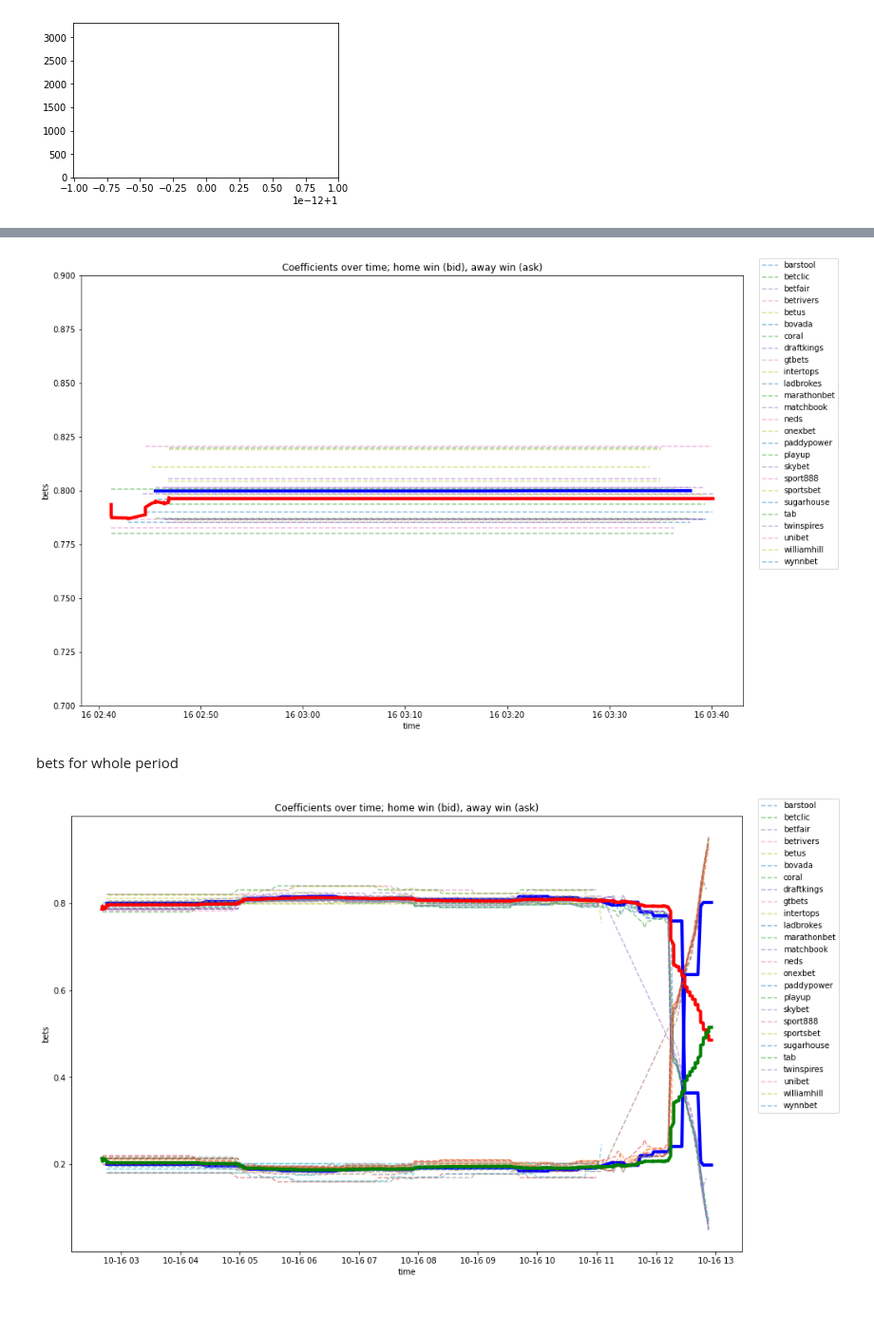
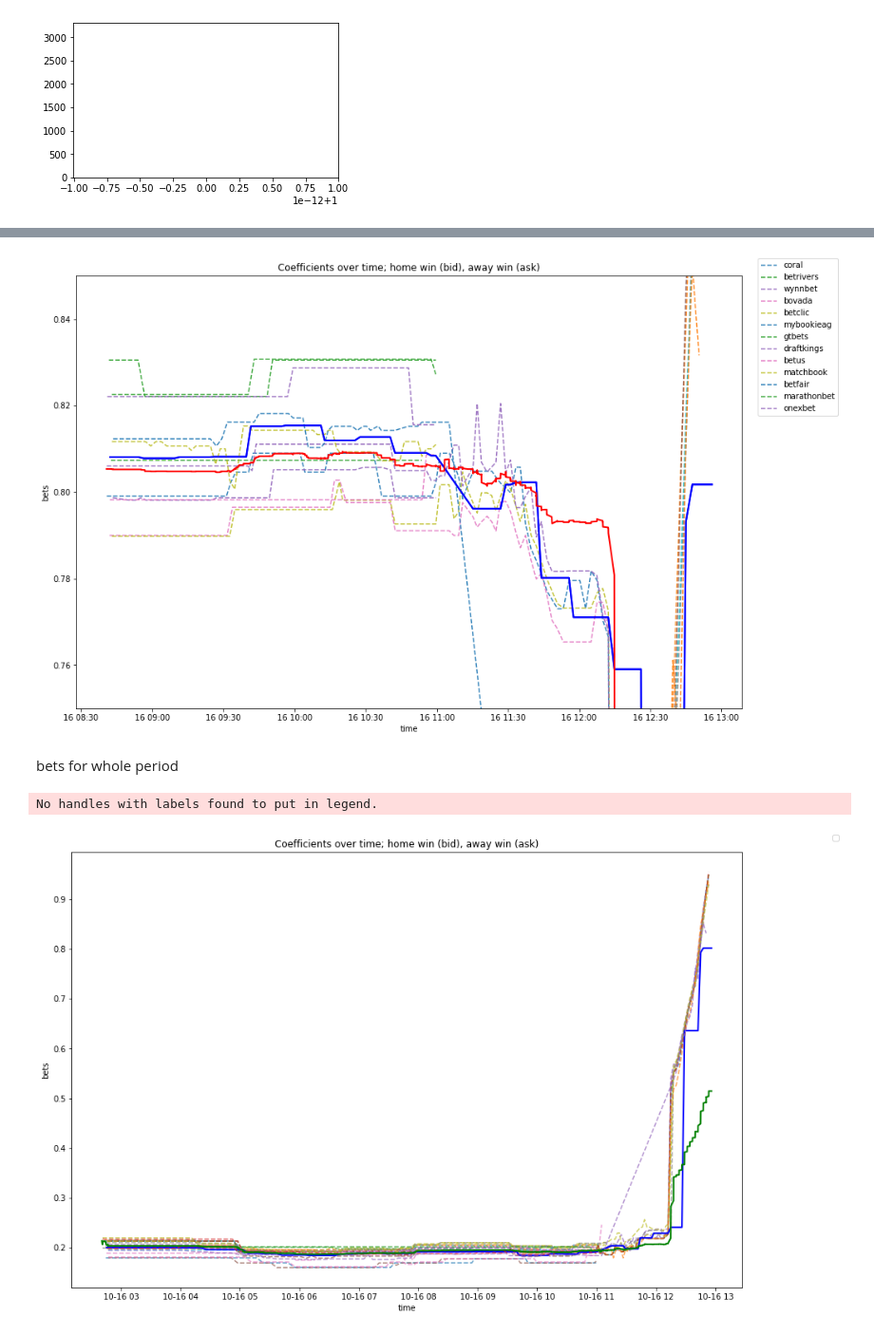
Before and after one commit to egerevv/prediction-market, a Jupyter notebook: Research Betting.ipynb, the cells around one changed output, grey strips where cells are left out. Shown at 95% size. Saved outputs shown, nothing was run; the diff lists cells and outputs as text; code cells hidden in the pictures; blank space fills up the shorter version.

```diff
--- a/Research Betting.ipynb
+++ b/Research Betting.ipynb
@@ -63,6 +73,8 @@ d.head()
 | 15 | 2021-10-16 02:42:52+00:00 | 03:47:26 | 2021-10-16 | NaN | Arsenal Tula/Zenit St Petersburg | unibet | 8.0 | 1.35 | ... |
 # %%
 s = d["ph"] + d["pa"] + d["pd"]
+# %%
+d["vig"] = s - 1
 # %%
 hist(s - 1)
 # %% [output]
@@ -79,0 +94,3 @@ hist(s - 1)
+# %%
+r = d.groupby("Bookmaker").vig.mean()
+r = r.sort_values()[::-1]
@@ -223,0 +430,2 @@ def time_ind(x):
+# %%
+bookmakers = list(r.index)
@@ -224,74 +438,76 @@ def time_ind(x):
 # %%
-bookmakers = np.unique(a.Bookmaker)
+plt.figure(figsize=(15, 10))
 
-for offset in [0]:
-    start_time = a.iloc[0].du + pd.Timedelta(hours=offset)
-    end_time = a.iloc[0].du + pd.Timedelta(hours=(offset + 1))
+plt.title("Coefficients over time; home win (bid), away win (ask)")
+plt.ylabel("bets")
+plt.xlabel("time")
 
-    plt.figure(figsize=(15, 10))
+alpha = 0.9
+w1 = 1.5
+w2 = 2
 
-    plt.title("Coefficients over time; home win (bid), away win (ask)")
-    plt.ylabel("bets")
-    plt.xlabel("time")
+for bookmaker in bookmakers:
+    c = a[a.Bookmaker == bookmaker]
 
-    alpha = 0.5
+    ind = time_ind(c)
 
-    for bookmaker in bookmakers:
-        c = a[a.Bookmaker == bookmaker]
-
-        ind = time_ind(c)
-
-        if bookmaker != "pinnacle":
-            plt.plot(c.du[ind], c.pa[ind], linestyle="dashed", alpha=alpha, label=bookmaker)
-            plt.plot(c.du[ind], c.ph[ind], linestyle="dashed", alpha=alpha)
-        else:
-            plt.plot(c.du[ind], c.pa[ind], c="b", linewidth=4)
-            plt.plot(c.du[ind], c.ph[ind], c="b", linewidth=4)
+    if bookmaker != "pinnacle":
+        plt.plot(c.du[ind], c.pa[ind], linestyle="dashed", alpha=alpha, label=bookmaker, linewidth=w1)
+        plt.plot(c.du[ind], c.ph[ind], linestyle="dashed", alpha=alpha, linewidth=w1)
+    else:
+        plt.plot(c.du[ind], c.pa[ind], c="b", linewidth=w2)
+        plt.plot(c.du[ind], c.ph[ind], c="b", linewidth=w2)
 
 
-    ind = time_ind(a)
-    plt.plot(a.du[ind], a.aavg[ind], c="r", linewidth=4)
-    plt.plot(a.du[ind], a.havg[ind], c="g", linewidth=4)
+ind = time_ind(a)
+plt.plot(a.du[ind], a.aavg[ind], c="r", linewidth=w2)
+plt.plot(a.du[ind], a.havg[ind], c="g", linewidth=w2)
 
-    plt.legend(bbox_to_anchor=(1.15, 1.05))
+plt.legend(bbox_to_anchor=(1.15, 1.05))
 
-    plt.ylim([0.7, 0.9])
+plt.ylim([0.75, 0.85])
 
-    plt.show()
+plt.show()
 # %% [output]
-[figure, old version]
+[figure, new version]
 # %% [markdown]
 bets for whole period
 # %%
+%matplotlib inline
+
 plt.figure(figsize=(15, 10))
 
 plt.title("Coefficients over time; home win (bid), away win (ask)")
 plt.ylabel("bets")
 plt.xlabel("time")
 
-alpha = 0.5
+alpha = 0.7
+w = 2
 
 for bookmaker in bookmakers:
     c = a[a.Bookmaker == bookmaker]
 
     ind = time_ind(c)
 
     if bookmaker != "pinnacle":
-        plt.plot(c.du, c.pa, linestyle="dashed", alpha=alpha, label=bookmaker)
+#         plt.plot(c.du, c.pa, linestyle="dashed", alpha=alpha, label=bookmaker)
         plt.plot(c.du, c.ph, linestyle="dashed", alpha=alpha)
     else:
-        plt.plot(c.du, c.pa, c="b", linewidth=4)
-        plt.plot(c.du, c.ph, c="b", linewidth=4)
+#         plt.plot(c.du, c.pa, c="b", linewidth=w)
+        plt.plot(c.du, c.ph, c="b", linewidth=w)
 
 
-plt.plot(a.du, a.aavg, c="r", linewidth=4)
-plt.plot(a.du, a.havg, c="g", linewidth=4)
+# plt.plot(a.du, a.aavg, c="r", linewidth=w)
+plt.plot(a.du, a.havg, c="g", linewidth=w)
 
 plt.legend(bbox_to_anchor=(1.15, 1.05))
 
+# plt.ylim([0.75, 0.85])
+
 plt.show()
 # %% [output]
+No handles with labels found to put in legend.
-[figure, old version]
+[figure, new version]
 # %%
 a.head()
 # %% [output]
```
Also changed, not shown: parts of 28 cells of this notebook, 3 other files.
